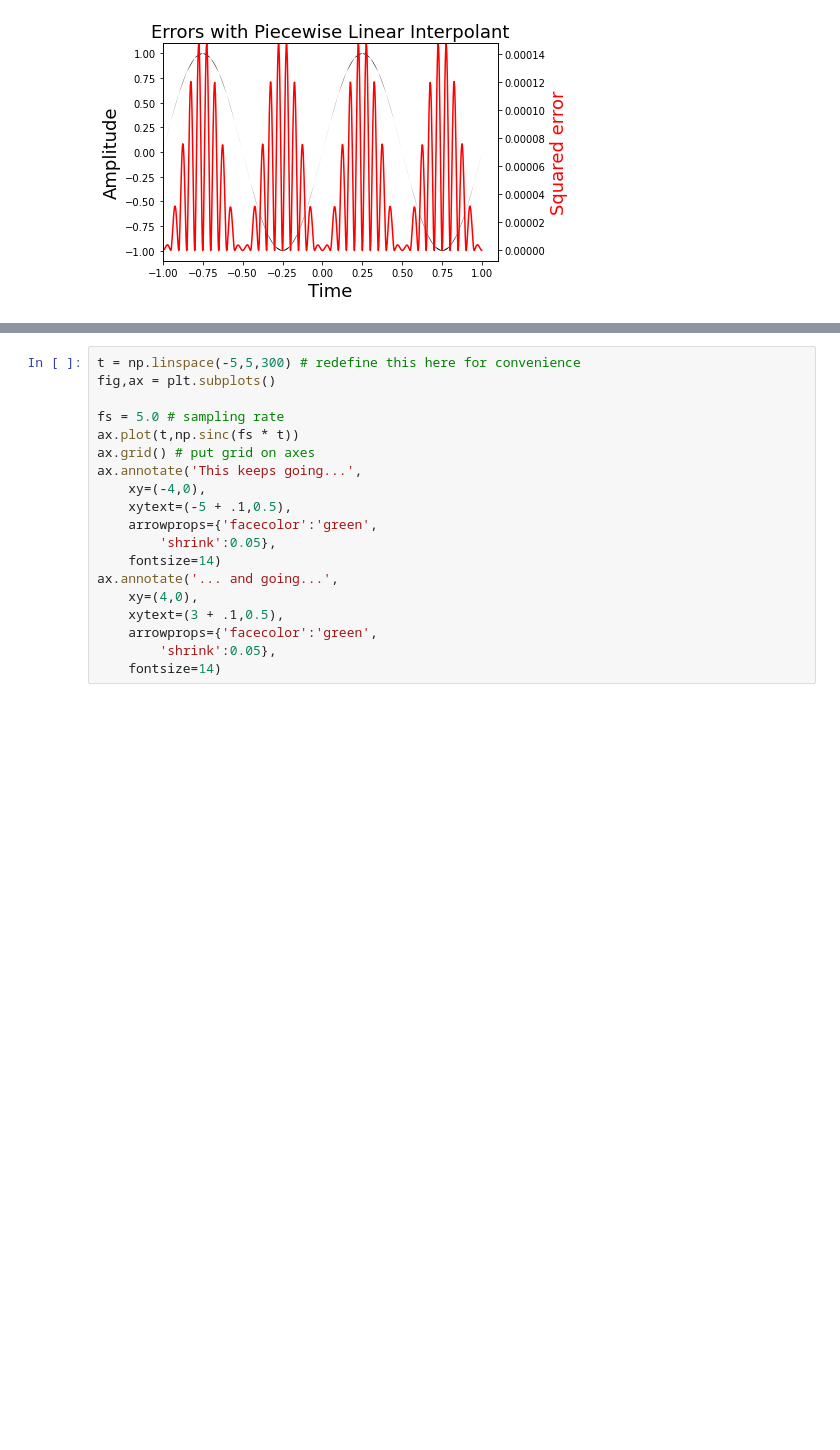
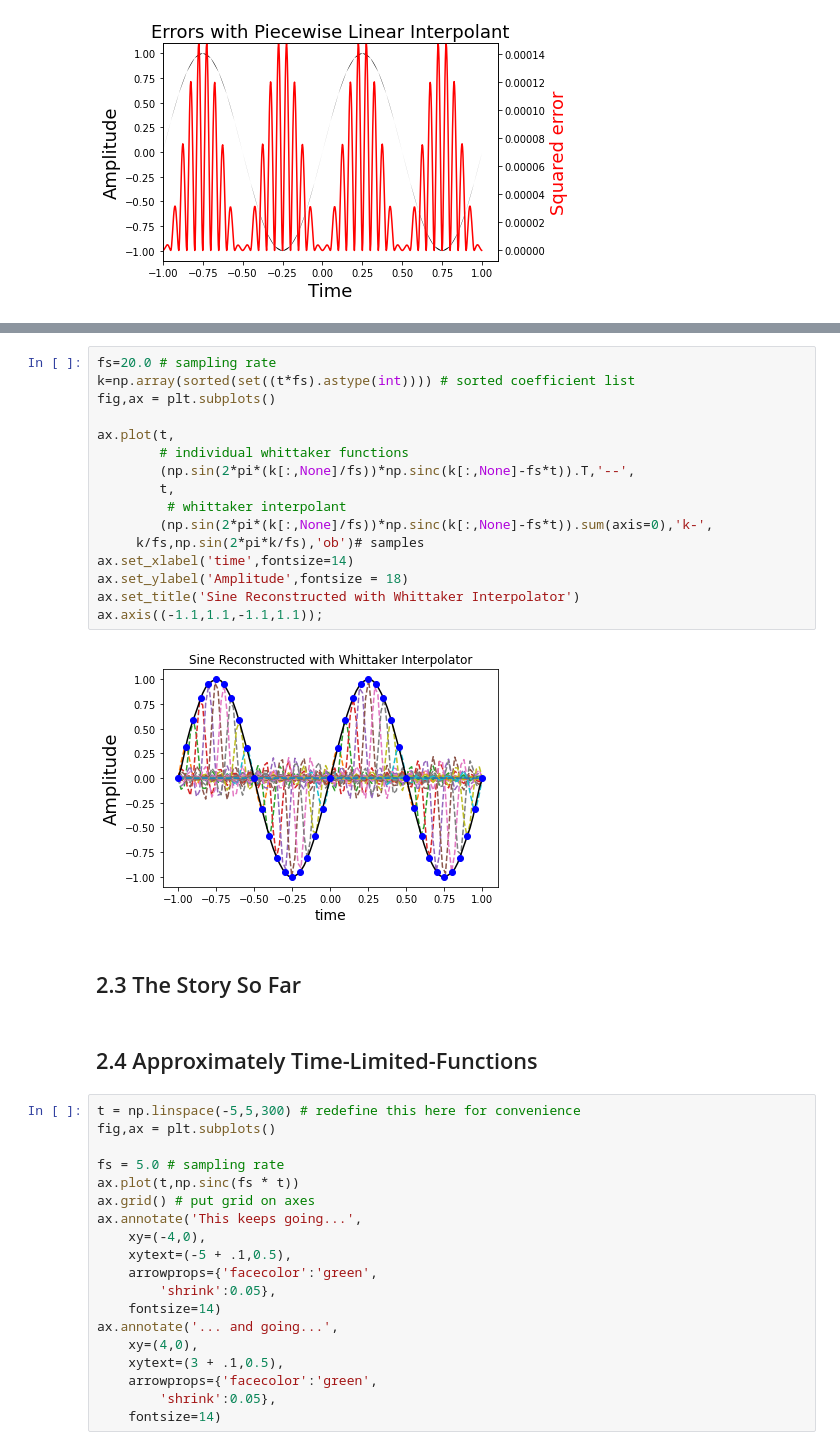
Before and after one commit to hazemMondy/signal-processing, a Jupyter notebook: ch1.ipynb, the cells around one changed output, grey strips where cells are left out. Cells and saved outputs as stored; diff of their text form; blank space fills up the shorter version.

```diff
--- a/ch1.ipynb
+++ b/ch1.ipynb
@@ -196,3 +267,25 @@ ax.axis((-1.1,1.1,-1.1,1.1));
+# %%
+fs=20.0 # sampling rate
+k=np.array(sorted(set((t*fs).astype(int)))) # sorted coefficient list
+fig,ax = plt.subplots()
+
+ax.plot(t,
+        # individual whittaker functions
+        (np.sin(2*pi*(k[:,None]/fs))*np.sinc(k[:,None]-fs*t)).T,'--',
+        t,
+         # whittaker interpolant
+        (np.sin(2*pi*(k[:,None]/fs))*np.sinc(k[:,None]-fs*t)).sum(axis=0),'k-',
+     k/fs,np.sin(2*pi*k/fs),'ob')# samples
+ax.set_xlabel('time',fontsize=14)
+ax.set_ylabel('Amplitude',fontsize = 18)
+ax.set_title('Sine Reconstructed with Whittaker Interpolator')
+ax.axis((-1.1,1.1,-1.1,1.1));
+# %% [output]
+[figure, added]
+# %% [markdown]
+## 2.3 The Story So Far
+# %% [markdown]
+## 2.4 Approximately Time-Limited-Functions
 # %%
 t = np.linspace(-5,5,300) # redefine this here for convenience
 fig,ax = plt.subplots()
```
Also changed, not shown: parts of 12 cells of this notebook.
